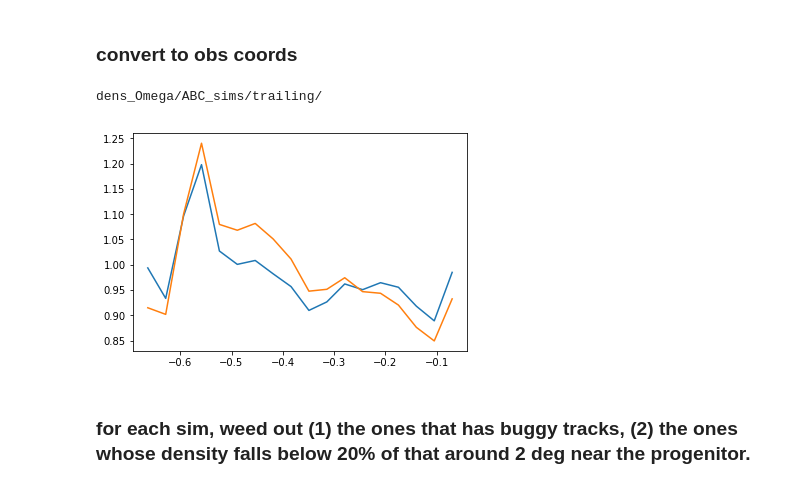
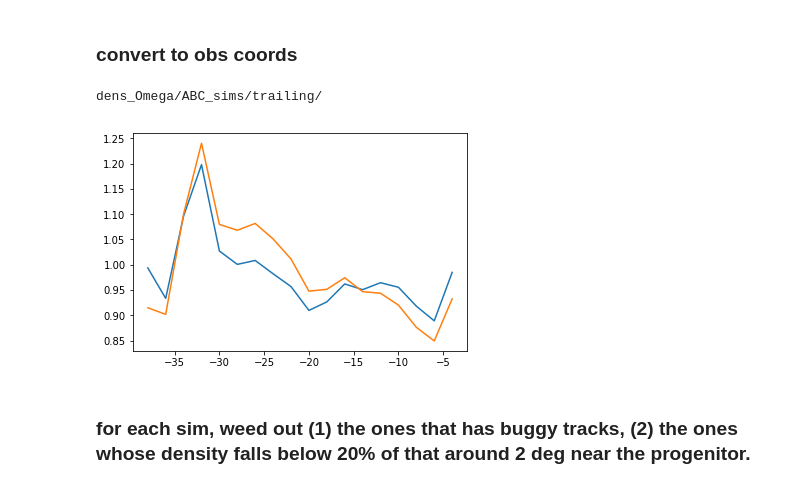
Before and after one commit to nbanik/Analyze_GD-1, a Jupyter notebook: ABC.ipynb, the cells around one changed output. Drawn from its saved outputs; the diff is of its cells as text; code cells hidden in the pictures.

```diff
--- a/ABC.ipynb
+++ b/ABC.ipynb
@@ -63,7 +63,7 @@ mT= sdf_pepper.meanTrack(apars,_mO=Omega,coord='lb')
 phi1=lb_to_phi12(mT[0],mT[1],degree=True)[:,0]
 phi1[phi1 > 180.]-=360.
 
-phi1=np.radians(phi1)
+#phi1=np.radians(phi1)
 
 #We want to find d(apar)/d(phi1) at the apars that's in the output file.
 #Treating those apars and phi1 as the mid-point of the apar and phi1 bins, compute the
@@ -99,35 +99,35 @@ dapar_dphi1=(numpy.diff(apar_edge)/numpy.diff(phi1_edge))
 ipdapar_dphi1=interpolate.InterpolatedUnivariateSpline(phi1,dapar_dphi1)
 
 #Interpolate apar(phi1)
 ipphi1= interpolate.InterpolatedUnivariateSpline(phi1,apars)
 
 #Interpolate dens(apar)
 ipdens_apar= interpolate.InterpolatedUnivariateSpline(apars,dens)
 
 #Interpolate density(phi1) by multiplying by jacobian
 dens_phi1=interpolate.InterpolatedUnivariateSpline(phi1,ipdens_apar(ipphi1(phi1))*ipdapar_dphi1(phi1))
 
 #3rd order polynomial
 ppdens_apar= Polynomial.fit(apars,dens,deg=3)
 ppdens_phi1= Polynomial.fit(phi1,dens_phi1(phi1),deg=3)
 
 #phi1 where we want to output
-outphi1= np.radians(numpy.arange(phi1_min,phi1_max,2.))
+outphi1= numpy.arange(phi1_min,phi1_max,2.)
 
 #Interpolate dens_apar/poly(dens_apar)
 ipdens_apar_cont= interpolate.InterpolatedUnivariateSpline(phi1,dens/ppdens_apar(ipphi1(phi1)))
 
 #Interpolate dens_phi1/poly(dens_phi1)
 ipdens_phi1_cont= interpolate.InterpolatedUnivariateSpline(phi1,dens_phi1(phi1)/ppdens_phi1(phi1))
 
 
 plt.figure()
 plt.plot(outphi1,ipdens_apar_cont(outphi1))
 plt.plot(outphi1,ipdens_phi1_cont(outphi1))
 plt.show()
 # %% [output]
 dens_Omega/ABC_sims/trailing/
-[figure, old version]
+[figure, new version]
 # %% [markdown]
 ### for each sim, weed out (1) the ones that has buggy tracks, (2) the ones whose density falls below 20% of that around 2 deg near the progenitor.
 # %%
```
